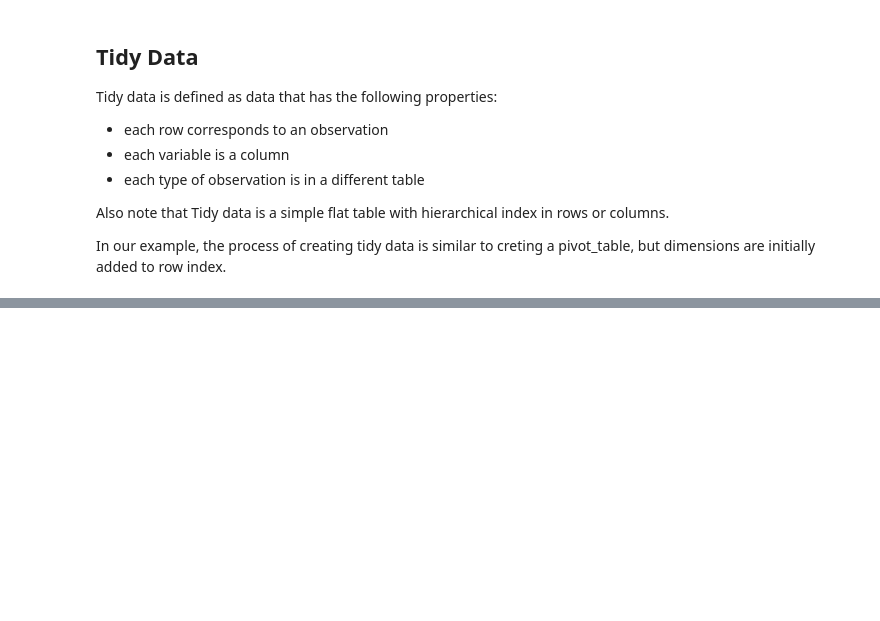
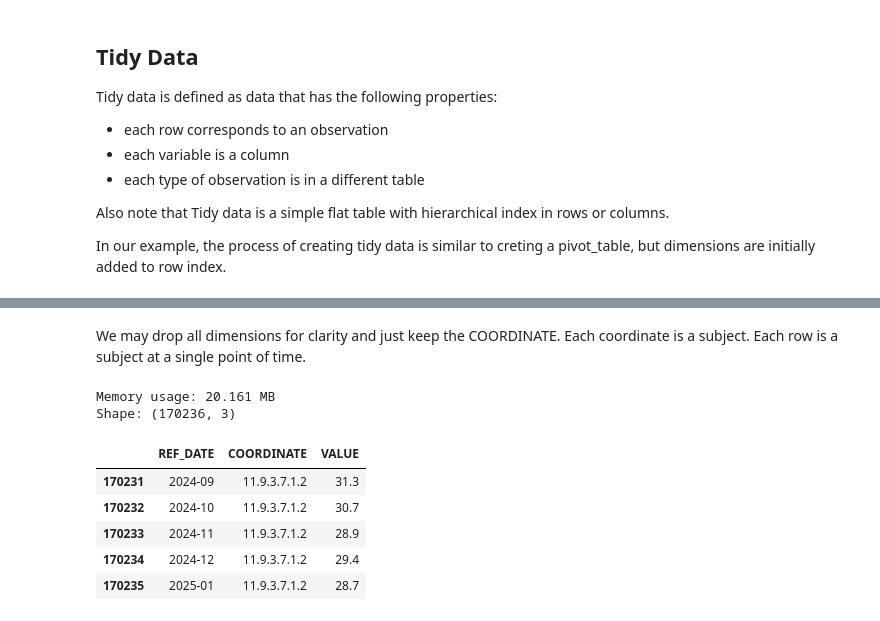
Before and after one commit to mahdi-ghafarian/pandas, a Jupyter notebook: panel_data.ipynb, the cells around one changed output, grey strips where cells are left out. Drawn from its saved outputs; the diff is of its cells as text; code cells hidden in the pictures; blank space fills up the shorter version.

```diff
--- a/panel_data.ipynb
+++ b/panel_data.ipynb
@@ -514,0 +539,25 @@ None
+# %% [markdown]
+We may drop all dimensions for clarity and just keep the COORDINATE. Each coordinate is a subject. Each row is a subject at a single point of time.
+# %%
+# drop extra columns
+columns_to_drop = ['DGUID', 'Statistics', 'UOM', 'SCALAR_FACTOR',
+'UOM_ID','SCALAR_ID','VECTOR', 'STATUS', 'SYMBOL', 'TERMINATED', 'DECIMALS',
+'GEO','Labour force characteristics','Gender','Age group','Data type'
+]
+
+df_6 = df_1.drop(columns=[col for col in columns_to_drop if col in df_1.columns], axis=1)
+
+# Display the DataFrame and its memory usage
+memory_usage(df_6)
+print('Shape:', df_6.shape)
+df_6.tail()
+# print(df_6.info())
+# %% [output]
+Memory usage: 20.161 MB
+Shape: (170236, 3)
+|  | REF_DATE | COORDINATE | VALUE |
+| 170231 | 2024-09 | 11.9.3.7.1.2 | 31.3 |
+| 170232 | 2024-10 | 11.9.3.7.1.2 | 30.7 |
+| 170233 | 2024-11 | 11.9.3.7.1.2 | 28.9 |
+| 170234 | 2024-12 | 11.9.3.7.1.2 | 29.4 |
+| 170235 | 2025-01 | 11.9.3.7.1.2 | 28.7 |
```
Also changed, not shown: parts of 7 cells of this notebook.
